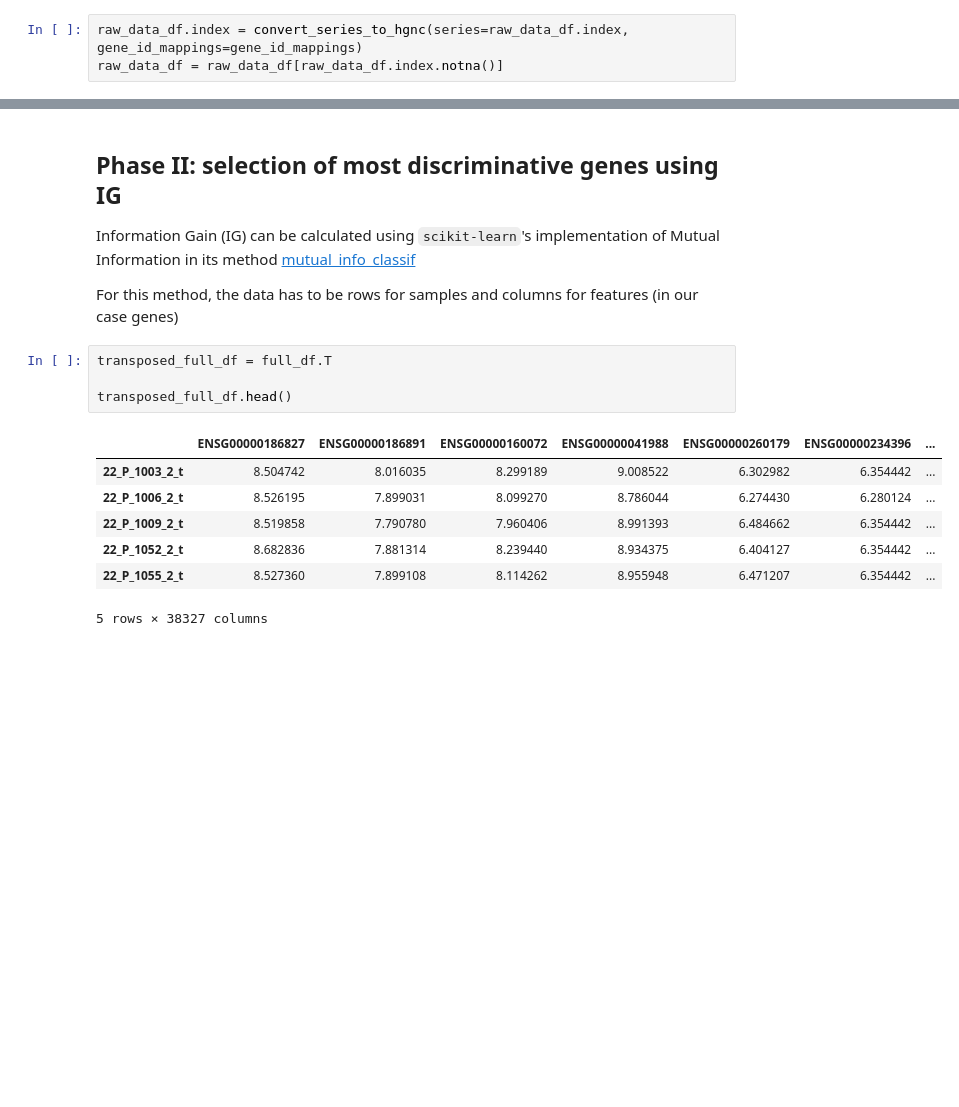
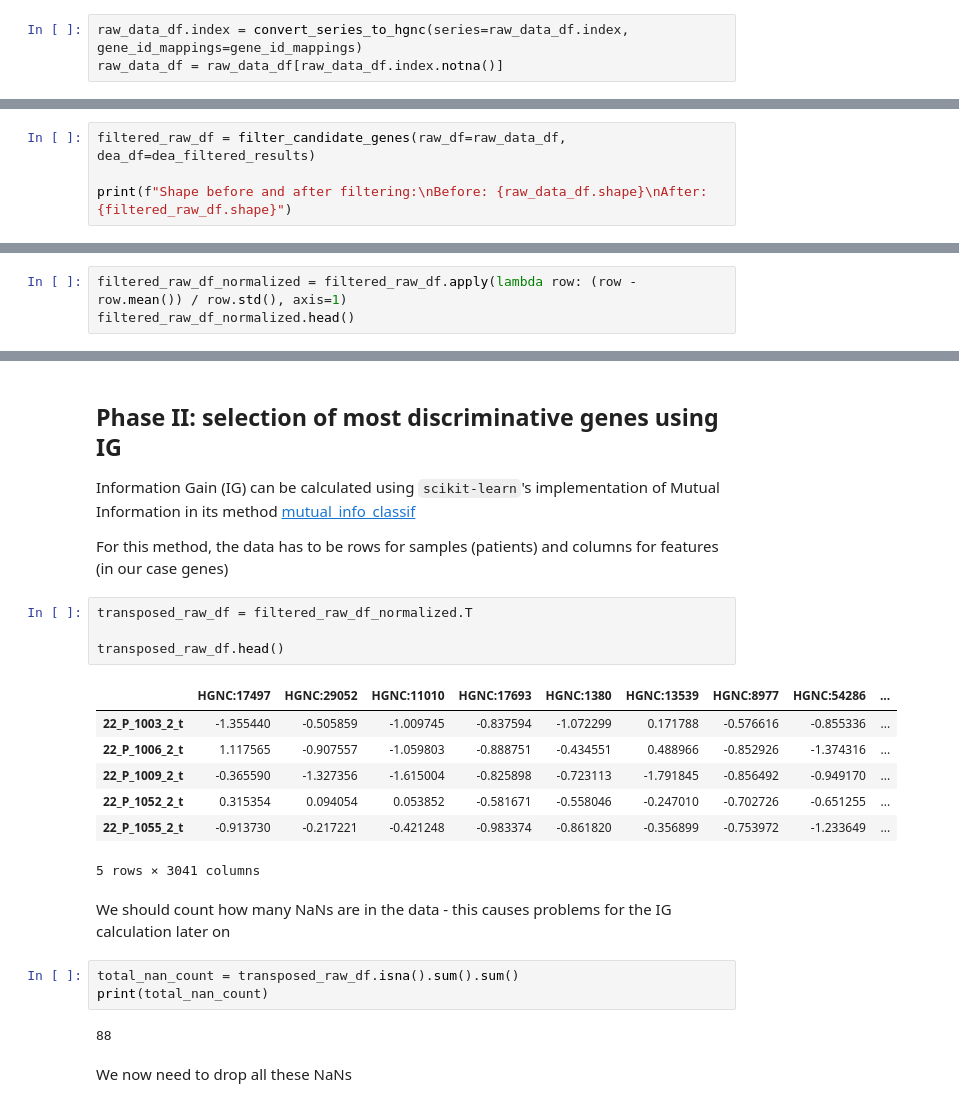
Before and after one commit to DavidosRB/Python-DiCE, a Jupyter notebook: notebooks/example_workflow.ipynb, the cells around one changed output, grey strips where cells are left out. Drawn from its saved outputs; the diff is of its cells as text; blank space fills up the shorter version.

Commit message:
Finished Phase II - Information Gain filtering

```diff
--- a/notebooks/example_workflow.ipynb
+++ b/notebooks/example_workflow.ipynb
@@ -224,0 +235,4 @@ TODO: Now we simply filter the raw data by filtering all rows and only keeping t
+# %%
+filtered_raw_df = filter_candidate_genes(raw_df=raw_data_df, dea_df=dea_filtered_results)
+
+print(f"Shape before and after filtering:\nBefore: {raw_data_df.shape}\nAfter: {filtered_raw_df.shape}")
@@ -226,0 +245,3 @@ If the data is not normalised yet, you will have to normalize to z-scores first
+# %%
+filtered_raw_df_normalized = filtered_raw_df.apply(lambda row: (row - row.mean()) / row.std(), axis=1)
+filtered_raw_df_normalized.head()
@@ -229,16 +258,25 @@ If the data is not normalised yet, you will have to normalize to z-scores first
 
 Information Gain (IG) can be calculated using `scikit-learn`'s implementation of Mutual Information in its method [mutual_info_classif](https://scikit-learn.org/stable/modules/generated/sklearn.feature_selection.mutual_info_classif.html)
 
-For this method, the data has to be rows for samples and columns for features (in our case genes)
+For this method, the data has to be rows for samples (patients) and columns for features (in our case genes)
 # %%
-transposed_full_df = full_df.T
+transposed_raw_df = filtered_raw_df_normalized.T
 
-transposed_full_df.head()
+transposed_raw_df.head()
 # %% [output]
-|  | ENSG00000186827 | ENSG00000186891 | ENSG00000160072 | ENSG00000041988 | ENSG00000260179 | ENSG00000234396 | ... |
-| 22_P_1003_2_t | 8.504742 | 8.016035 | 8.299189 | 9.008522 | 6.302982 | 6.354442 | ... |
-| 22_P_1006_2_t | 8.526195 | 7.899031 | 8.099270 | 8.786044 | 6.274430 | 6.280124 | ... |
-| 22_P_1009_2_t | 8.519858 | 7.790780 | 7.960406 | 8.991393 | 6.484662 | 6.354442 | ... |
-| 22_P_1052_2_t | 8.682836 | 7.881314 | 8.239440 | 8.934375 | 6.404127 | 6.354442 | ... |
-| 22_P_1055_2_t | 8.527360 | 7.899108 | 8.114262 | 8.955948 | 6.471207 | 6.354442 | ... |
+|  | HGNC:17497 | HGNC:29052 | HGNC:11010 | HGNC:17693 | HGNC:1380 | HGNC:13539 | HGNC:8977 | HGNC:54286 | ... |
+| 22_P_1003_2_t | -1.355440 | -0.505859 | -1.009745 | -0.837594 | -1.072299 | 0.171788 | -0.576616 | -0.855336 | ... |
+| 22_P_1006_2_t | 1.117565 | -0.907557 | -1.059803 | -0.888751 | -0.434551 | 0.488966 | -0.852926 | -1.374316 | ... |
+| 22_P_1009_2_t | -0.365590 | -1.327356 | -1.615004 | -0.825898 | -0.723113 | -1.791845 | -0.856492 | -0.949170 | ... |
+| 22_P_1052_2_t | 0.315354 | 0.094054 | 0.053852 | -0.581671 | -0.558046 | -0.247010 | -0.702726 | -0.651255 | ... |
+| 22_P_1055_2_t | -0.913730 | -0.217221 | -0.421248 | -0.983374 | -0.861820 | -0.356899 | -0.753972 | -1.233649 | ... |
-5 rows × 38327 columns
+5 rows × 3041 columns
+# %% [markdown]
+We should count how many NaNs are in the data - this causes problems for the IG calculation later on
+# %%
+total_nan_count = transposed_raw_df.isna().sum().sum()
+print(total_nan_count)
+# %% [output]
+88
+# %% [markdown]
+We now need to drop all these NaNs
```
Also changed, not shown: parts of 25 cells of this notebook, 1 other file.
